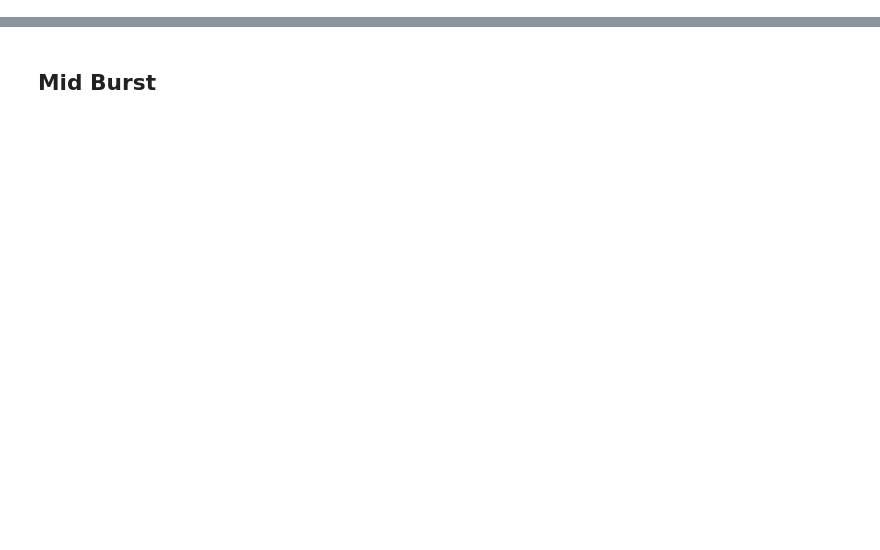
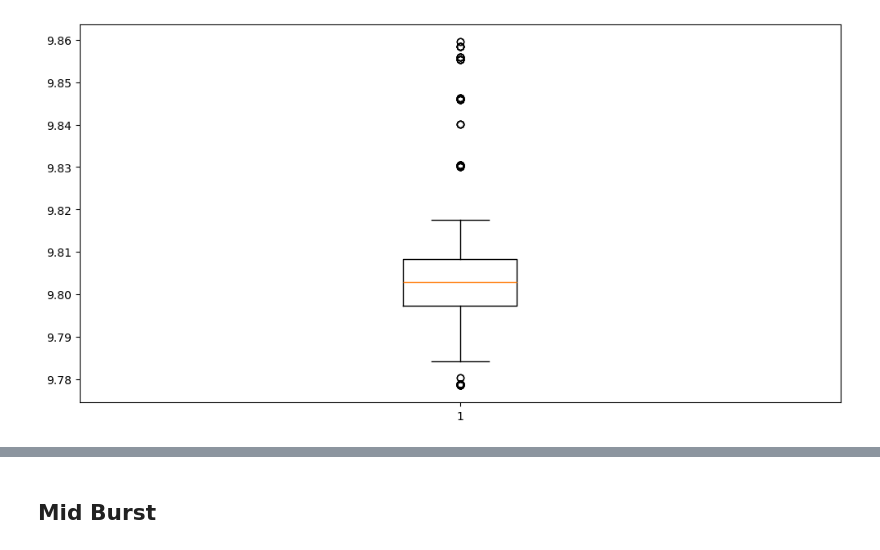
Before and after one commit to supremeKAI40/ULXP_thesis_analysis, a Jupyter notebook: nicer/nb_bootstrap_reportin.ipynb, the cells around one changed output, grey strips where cells are left out. Cells and saved outputs as stored; diff of their text form; code cells hidden in the pictures; blank space fills up the shorter version.

```diff
--- a/nicer/nb_bootstrap_reportin.ipynb
+++ b/nicer/nb_bootstrap_reportin.ipynb
@@ -39,0 +44,6 @@ plt.legend()
+# %%
+plt.figure(figsize=(12,6))
+plt.boxplot(df[1])
+plt.show()
+# %% [output]
+[figure, added]
```
Also changed, not shown: parts of 27 cells of this notebook, 2 other files.
